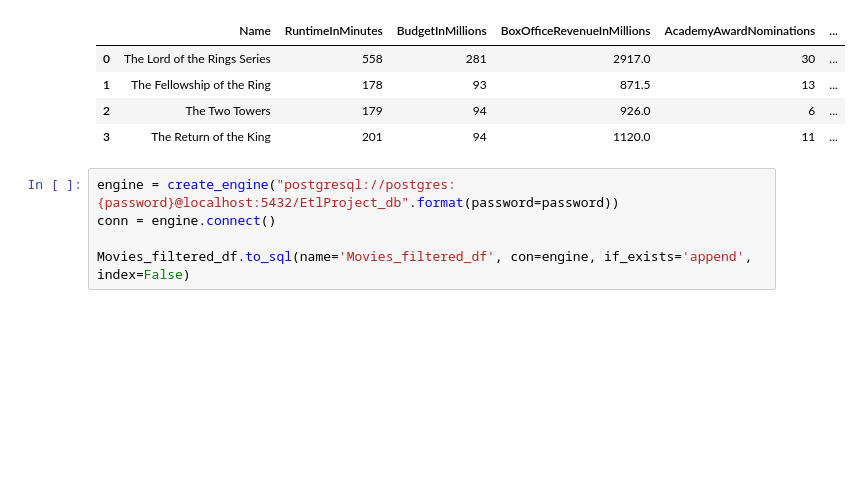
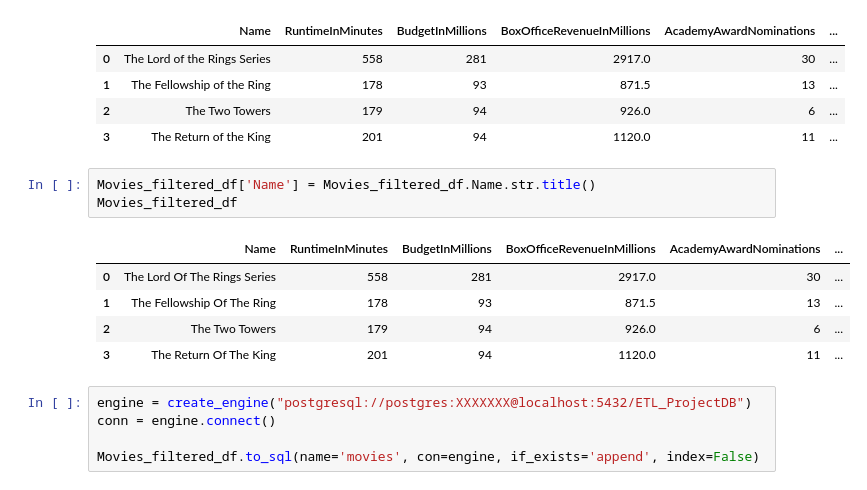
Before and after one commit to gotar1/Data-Engineering-Sqlalchemy, a Jupyter notebook: Movies_info.ipynb, the cells around one changed output. Drawn from its saved outputs; the diff is of its cells as text; blank space fills up the shorter version.

```diff
--- a/Movies_info.ipynb
+++ b/Movies_info.ipynb
@@ -22,8 +22,17 @@ Movies_filtered_df
 | 1 | The Fellowship of the Ring | 178 | 93 | 871.5 | 13 | ... |
 | 2 | The Two Towers | 179 | 94 | 926.0 | 6 | ... |
 | 3 | The Return of the King | 201 | 94 | 1120.0 | 11 | ... |
+# %%
+Movies_filtered_df['Name'] = Movies_filtered_df.Name.str.title()
+Movies_filtered_df
+# %% [output]
+|  | Name | RuntimeInMinutes | BudgetInMillions | BoxOfficeRevenueInMillions | AcademyAwardNominations | ... |
+| 0 | The Lord Of The Rings Series | 558 | 281 | 2917.0 | 30 | ... |
+| 1 | The Fellowship Of The Ring | 178 | 93 | 871.5 | 13 | ... |
+| 2 | The Two Towers | 179 | 94 | 926.0 | 6 | ... |
+| 3 | The Return Of The King | 201 | 94 | 1120.0 | 11 | ... |
 # %%
-engine = create_engine("postgresql://postgres:{password}@localhost:5432/EtlProject_db".format(password=password))
+engine = create_engine("postgresql://postgres:XXXXXXX@localhost:5432/ETL_ProjectDB")
 conn = engine.connect()
 
-Movies_filtered_df.to_sql(name='Movies_filtered_df', con=engine, if_exists='append', index=False)
+Movies_filtered_df.to_sql(name='movies', con=engine, if_exists='append', index=False)
```
Also changed, not shown: 3 other files.
